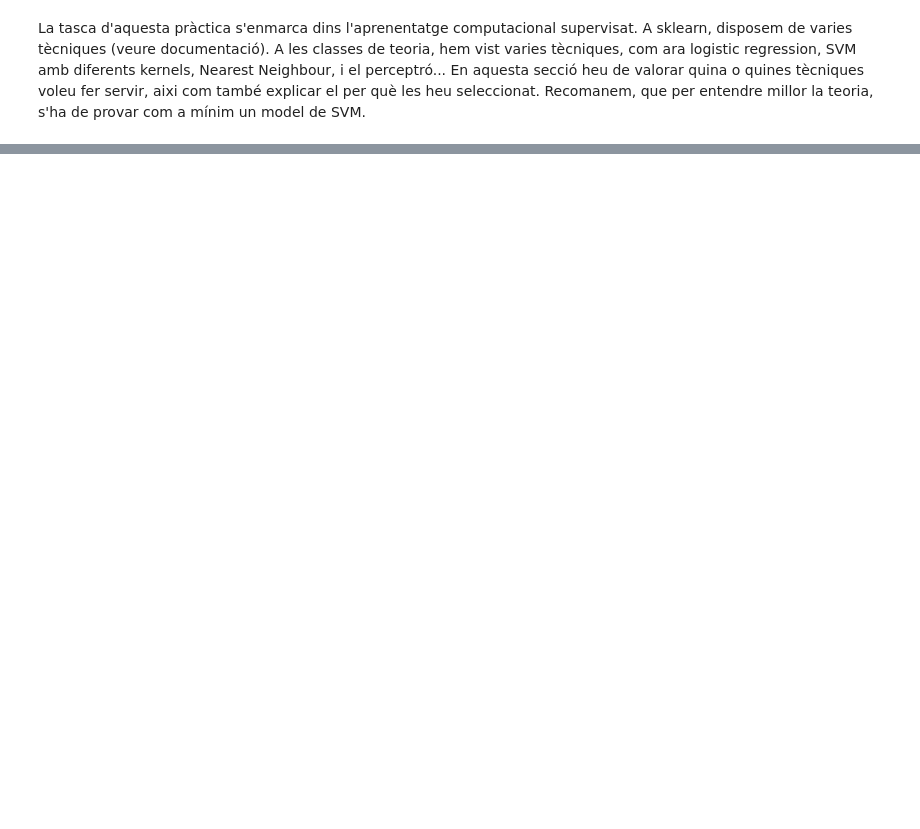
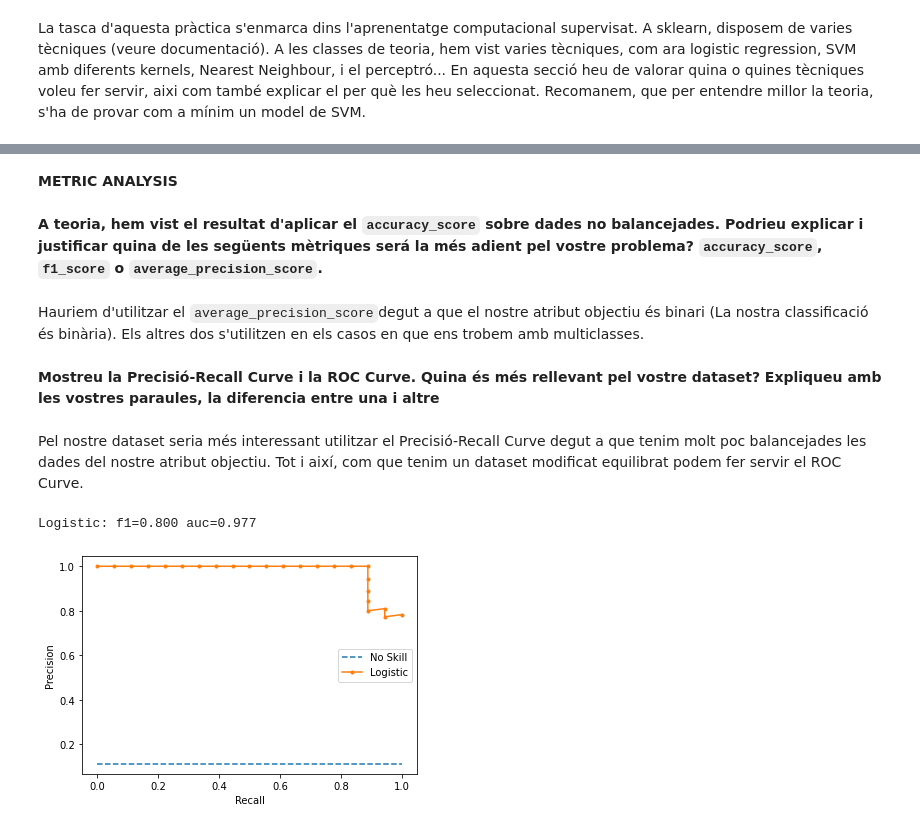
Before and after one commit to pablo15ruiz/ac-pr02, a Jupyter notebook: ApartatA.ipynb, the cells around one changed output, grey strips where cells are left out. Cells and saved outputs as stored; diff of their text form; code cells hidden in the pictures; blank space fills up the shorter version.

```diff
--- a/ApartatA.ipynb
+++ b/ApartatA.ipynb
@@ -336,0 +518,47 @@ La tasca d'aquesta pràctica s'enmarca dins l'aprenentatge computacional supervi
+# %% [markdown]
+**METRIC ANALYSIS**
+# %% [markdown]
+**A teoria, hem vist el resultat d'aplicar el `accuracy_score` sobre dades no balancejades. Podrieu explicar i justificar quina de les següents mètriques será la més adient pel vostre problema? `accuracy_score`, `f1_score` o `average_precision_score`.**
+# %% [markdown]
+Hauriem d'utilitzar el `average_precision_score`degut a que el nostre atribut objectiu és binari (La nostra classificació és binària). Els altres dos s'utilitzen en els casos en que ens trobem amb multiclasses.
+# %% [markdown]
+**Mostreu la Precisió-Recall Curve i la ROC Curve. Quina és més rellevant pel vostre dataset? Expliqueu amb les vostres paraules, la diferencia entre una i altre**
+# %% [markdown]
+Pel nostre dataset seria més interessant utilitzar el Precisió-Recall Curve degut a que tenim molt poc balancejades les dades del nostre atribut objectiu. Tot i així, com que tenim un dataset modificat equilibrat podem fer servir el ROC Curve.
+# %%
+from sklearn.metrics import precision_recall_curve
+from sklearn.metrics import auc
+from matplotlib import pyplot
+
+
+X = df_4.drop(columns=TARGET)
+y = df_4[TARGET]
+
+X_train, X_test, y_train, y_test = train_test_split(X, y, test_size=0.2)
+
+cls = LogisticRegression(solver='lbfgs')
+cls.fit(X_train, y_train)
+yhat = cls.predict(X_test)
+lr_probs = cls.predict_proba(X_test)
+# keep probabilities for the positive outcome only
+lr_probs = lr_probs[:, 1]
+
+# predict class values
+lr_precision, lr_recall, _ = precision_recall_curve(y_test, lr_probs)
+lr_f1, lr_auc = f1_score(y_test, yhat), auc(lr_recall, lr_precision)
+# summarize scores
+print('Logistic: f1=%.3f auc=%.3f' % (lr_f1, lr_auc))
+# plot the precision-recall curves
+no_skill = len(y_test[y_test==1]) / len(y_test)
+pyplot.plot([0, 1], [no_skill, no_skill], linestyle='--', label='No Skill')
+pyplot.plot(lr_recall, lr_precision, marker='.', label='Logistic')
+# axis labels
+pyplot.xlabel('Recall')
+pyplot.ylabel('Precision')
+# show the legend
+pyplot.legend()
+# show the plot
+pyplot.show()
+# %% [output]
+Logistic: f1=0.800 auc=0.977
+[figure, added]
```
Also changed, not shown: parts of 47 cells of this notebook.
